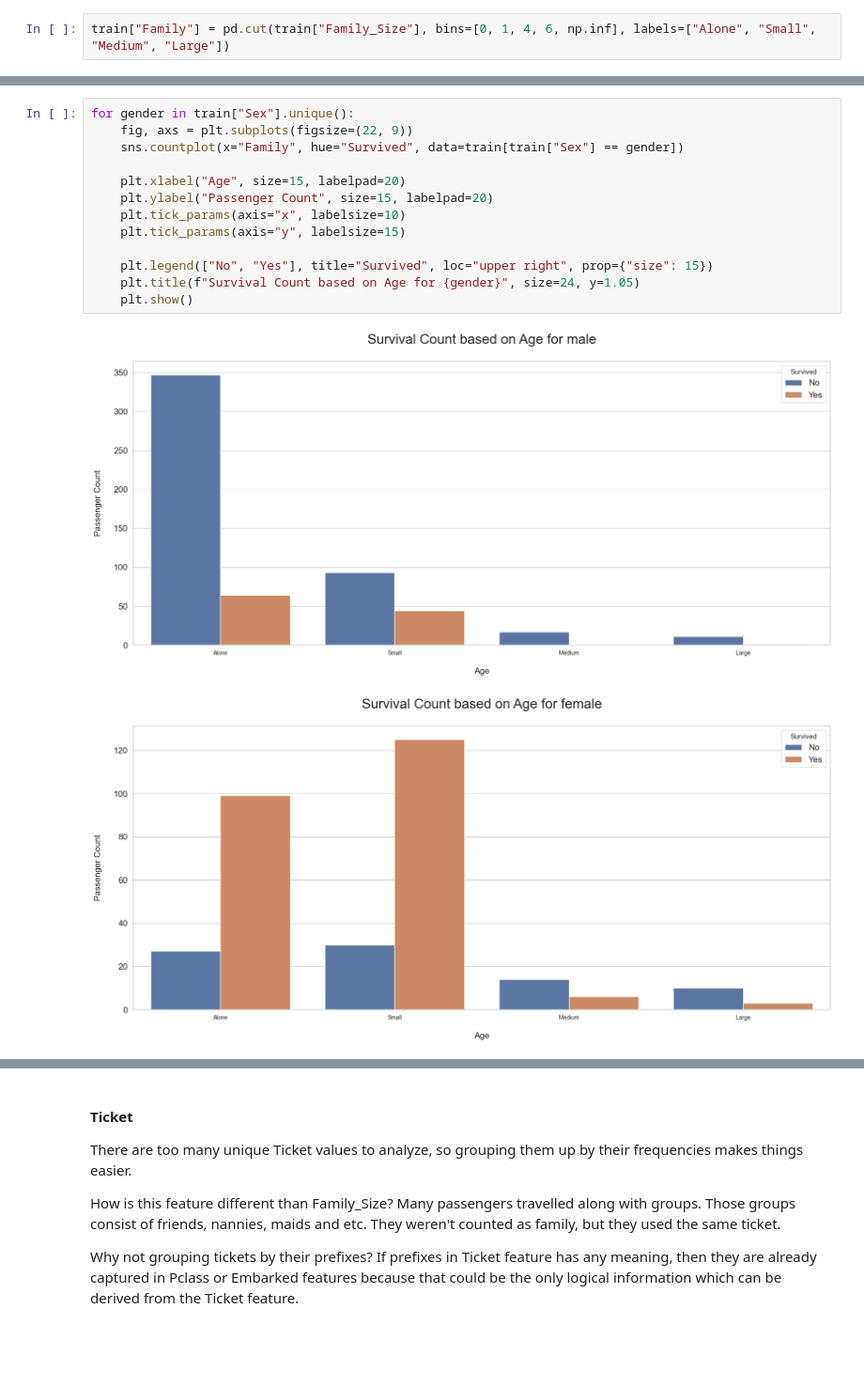
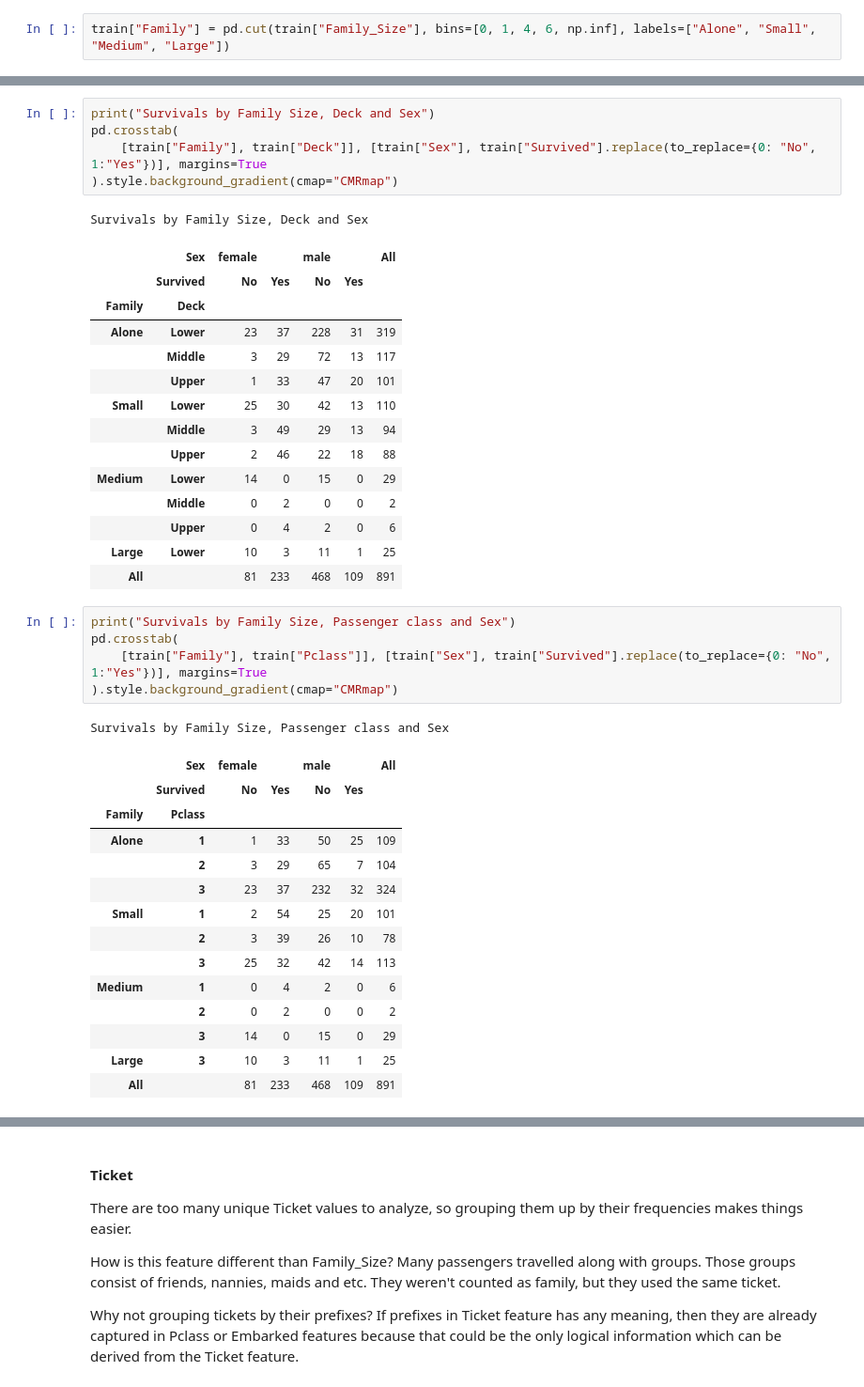
Before and after one commit to BuddyBent/Titanic, a Jupyter notebook: Titanic.ipynb, the cells around one changed output, grey strips where cells are left out. Shown at 94% size. Cells and saved outputs as stored; diff of their text form; blank space fills up the shorter version.

```diff
--- a/Titanic.ipynb
+++ b/Titanic.ipynb
@@ -1074,16 +1073,42 @@ plt.show()
-# %%
-for gender in train["Sex"].unique():
-    fig, axs = plt.subplots(figsize=(22, 9))
-    sns.countplot(x="Family", hue="Survived", data=train[train["Sex"] == gender])
-
-    plt.xlabel("Age", size=15, labelpad=20)
-    plt.ylabel("Passenger Count", size=15, labelpad=20)
-    plt.tick_params(axis="x", labelsize=10)
-    plt.tick_params(axis="y", labelsize=15)
-
-    plt.legend(["No", "Yes"], title="Survived", loc="upper right", prop={"size": 15})
-    plt.title(f"Survival Count based on Age for {gender}", size=24, y=1.05)
-    plt.show()
-# %% [output]
-[figure, removed]
-[figure, removed]
+# %%
+print("Survivals by Family Size, Deck and Sex")
+pd.crosstab(
+    [train["Family"], train["Deck"]], [train["Sex"], train["Survived"].replace(to_replace={0: "No", 1:"Yes"})], margins=True
+).style.background_gradient(cmap="CMRmap")
+# %% [output]
+Survivals by Family Size, Deck and Sex
+|  | Sex | female |  | male |  | All |
+|  | Survived | No | Yes | No | Yes |  |
+| Family | Deck |  |  |  |  |  |
+| Alone | Lower | 23 | 37 | 228 | 31 | 319 |
+|  | Middle | 3 | 29 | 72 | 13 | 117 |
+|  | Upper | 1 | 33 | 47 | 20 | 101 |
+| Small | Lower | 25 | 30 | 42 | 13 | 110 |
+|  | Middle | 3 | 49 | 29 | 13 | 94 |
+|  | Upper | 2 | 46 | 22 | 18 | 88 |
+| Medium | Lower | 14 | 0 | 15 | 0 | 29 |
+|  | Middle | 0 | 2 | 0 | 0 | 2 |
+|  | Upper | 0 | 4 | 2 | 0 | 6 |
+| Large | Lower | 10 | 3 | 11 | 1 | 25 |
+| All |  | 81 | 233 | 468 | 109 | 891 |
+# %%
+print("Survivals by Family Size, Passenger class and Sex")
+pd.crosstab(
+    [train["Family"], train["Pclass"]], [train["Sex"], train["Survived"].replace(to_replace={0: "No", 1:"Yes"})], margins=True
+).style.background_gradient(cmap="CMRmap")
+# %% [output]
+Survivals by Family Size, Passenger class and Sex
+|  | Sex | female |  | male |  | All |
+|  | Survived | No | Yes | No | Yes |  |
+| Family | Pclass |  |  |  |  |  |
+| Alone | 1 | 1 | 33 | 50 | 25 | 109 |
+|  | 2 | 3 | 29 | 65 | 7 | 104 |
+|  | 3 | 23 | 37 | 232 | 32 | 324 |
+| Small | 1 | 2 | 54 | 25 | 20 | 101 |
+|  | 2 | 3 | 39 | 26 | 10 | 78 |
+|  | 3 | 25 | 32 | 42 | 14 | 113 |
+| Medium | 1 | 0 | 4 | 2 | 0 | 6 |
+|  | 2 | 0 | 2 | 0 | 0 | 2 |
+|  | 3 | 14 | 0 | 15 | 0 | 29 |
+| Large | 3 | 10 | 3 | 11 | 1 | 25 |
+| All |  | 81 | 233 | 468 | 109 | 891 |
```
Also changed, not shown: parts of 17 cells of this notebook.
